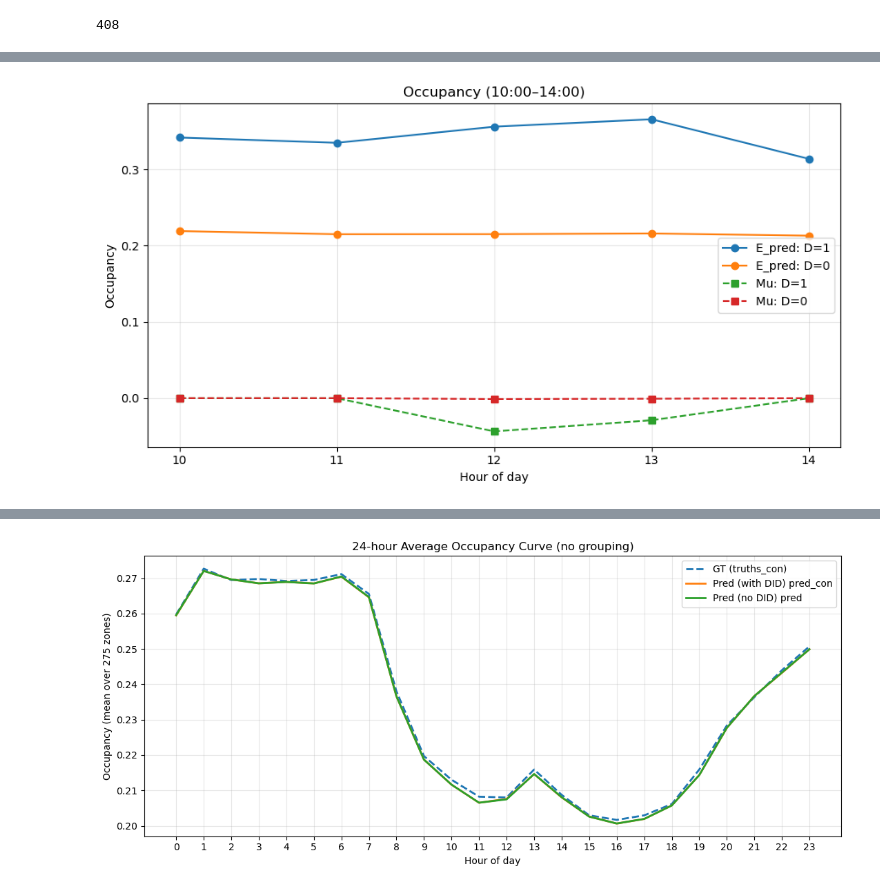
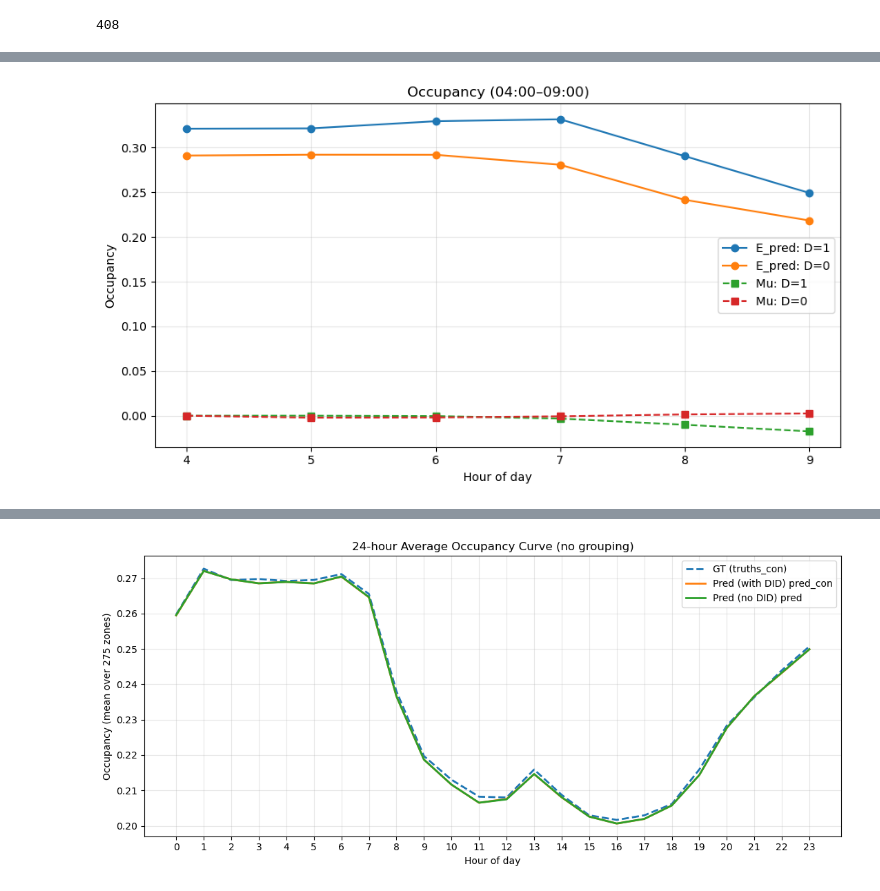
Before and after one commit to ZJU-Andy-Lau/STDM, a Jupyter notebook: counterfact/results_compare.ipynb, the cells around one changed output, grey strips where cells are left out. Cells and saved outputs as stored; diff of their text form; code cells hidden in the pictures.

```diff
--- a/counterfact/results_compare.ipynb
+++ b/counterfact/results_compare.ipynb
@@ -49,12 +49,12 @@ pol8['D8'][0].shape
 # %%
 from collections import defaultdict
 
-def _to_window_format(x, T=421, L=12, N=275):
+def _to_window_format(x, T=420, L=12, N=275):
     """
-    将真值转换为滑窗格式 (421,12,275)：
-    - 如果已是 (421,12,275)，直接返回
-    - 如果是 (421,275)，认为是每小时一个值，复制成窗口（每个窗口仅用于对齐；若你想让gt窗口有真实12步，可自行传入真实gt_win）
-    - 如果是 (18,24,275)，reshape 成 (421,275) 再复制成窗口
+    将真值转换为滑窗格式 (420,12,275)：
+    - 如果已是 (420,12,275)，直接返回
+    - 如果是 (420,275)，认为是每小时一个值，复制成窗口（每个窗口仅用于对齐；若你想让gt窗口有真实12步，可自行传入真实gt_win）
+    - 如果是 (18,24,275)，reshape 成 (420,275) 再复制成窗口
     """
     x = np.asarray(x)
     if x.shape == (T, L, N):
@@ -62,8 +62,8 @@ def _to_window_format(x, T=421, L=12, N=275):
 
     if x.shape == (T, N):
         # 注意：这会让 gt_win[i,k] == gt_hourly[i]，即窗口内12步相同，仅用于“画图对齐”。
-        # 若你有真实的未来12步真值滑窗，请直接传 (421,12,275) 版本。
-        gt_win = np.repeat(x[:, None, :], L, axis=1)  # (421,12,275)
+        # 若你有真实的未来12步真值滑窗，请直接传 (420,12,275) 版本。
+        gt_win = np.repeat(x[:, None, :], L, axis=1)  # (420,12,275)
         return gt_win
 
     if x.shape == (18, 24, N):
@@ -71,12 +71,12 @@ def _to_window_format(x, T=421, L=12, N=275):
         gt_win = np.repeat(x2[:, None, :], L, axis=1)
         return gt_win
 
-    raise ValueError(f"Unsupported gt shape: {x.shape}. 期望 (421,12,275) 或 (421,275) 或 (18,24,275).")
+    raise ValueError(f"Unsupported gt shape: {x.shape}. 期望 (420,12,275) 或 (420,275) 或 (18,24,275).")
 
 
-def _bucketize_all_values(win, hours, T=421, L=12):
+def _bucketize_all_values(win, hours, T=420, L=12):
     """
-    将滑窗 win (421,12,275) 投影到真实时间(day,hour)桶：
+    将滑窗 win (420,12,275) 投影到真实时间(day,hour)桶：
     bucket[(day,hour)] -> list of (275,) arrays
     """
     win = np.asarray(win)
@@ -104,8 +104,8 @@ def plot_pred_gt_4lines_all_values(
     label2='GT',
 ):
     """
-    pred_win: (421,12,275) 预测滑窗
-    gt:      真值，可为 (421,12,275) 或 (421,275) 或 (18,24,275)
+    pred_win: (420,12,275) 预测滑窗
+    gt:      真值，可为 (420,12,275) 或 (420,275) 或 (18,24,275)
     D, PSM_IN: (18,275) 0/1
     hours: 仅统计每天这些小时
     """
@@ -115,18 +115,18 @@ def plot_pred_gt_4lines_all_values(
     PSM_IN = np.asarray(PSM_IN)
 
     T, L, N = pred_win.shape
-    assert (T, L, N) == (421, 12, 275), f"pred_win shape应为(421,12,275)，实际 {pred_win.shape}"
+    assert (T, L, N) == (420, 12, 275), f"pred_win shape应为(420,12,275)，实际 {pred_win.shape}"
     assert D.shape == (18, 275), f"D shape应为(18,275)，实际 {D.shape}"
     assert PSM_IN.shape == (18, 275), f"PSM_IN shape应为(18,275)，实际 {PSM_IN.shape}"
 
     hours = list(hours)
 
     # 1) 真值转成滑窗格式
-    gt_win = _to_window_format(gt, T=421, L=12, N=275)
+    gt_win = _to_window_format(gt, T=420, L=12, N=275)
 
     # 2) 分别把 pred / gt 的“所有有效滑窗值”投影到 (day,hour) 桶
-    pred_bucket = _bucketize_all_values(pred_win, hours, T=421, L=12)
-    gt_bucket   = _bucketize_all_values(gt_win,   hours, T=421, L=12)
+    pred_bucket = _bucketize_all_values(pred_win, hours, T=420, L=12)
+    gt_bucket   = _bucketize_all_values(gt_win,   hours, T=420, L=12)
 
     # 3) 计算每一天、每小时、两组区域均值：D&PSM vs not D
     pred_g1_by_day = np.full((18, len(hours)), np.nan)
@@ -192,9 +192,9 @@ def plot_pred_gt_4lines_all_values(
     }
 # %%
 con_start=12
-con_end=433
+con_end=432
 start=12
-end=433
+end=432
 # %%
 24*17
 # %% [output]
@@ -214,10 +220,10 @@ result = plot_pred_gt_4lines_all_values(pred_win=pred[start:end], gt=truths_con[
 # %%
 result = plot_pred_gt_4lines_all_values(pred_win=e[con_start:con_end], gt=mu[con_start:con_end],
-                                        D=pol12['D12'][1:19], PSM_IN=pol12['PSM_IN12'][1:19],
-                                        hours=(10,11,12,13,14),
+                                        D=pol8['D8'][1:19], PSM_IN=pol8['PSM_IN8'][1:19],
+                                        hours=(4,5,6,7,8,9),
                                         label1='E_pred',
                                         label2='Mu'
                                         )
 # result = plot_pred_gt_4lines_all_values(pred_win=pred[start:end], gt=truths_con[con_start:con_end], D=pol12['D12'][1:19], PSM_IN=pol12['PSM_IN12'][1:19],hours=(10,11,12,13,14))
 # %% [output]
-[figure, old version]
+[figure, new version]
```
Also changed, not shown: parts of 9 cells of this notebook, 2 other files.
